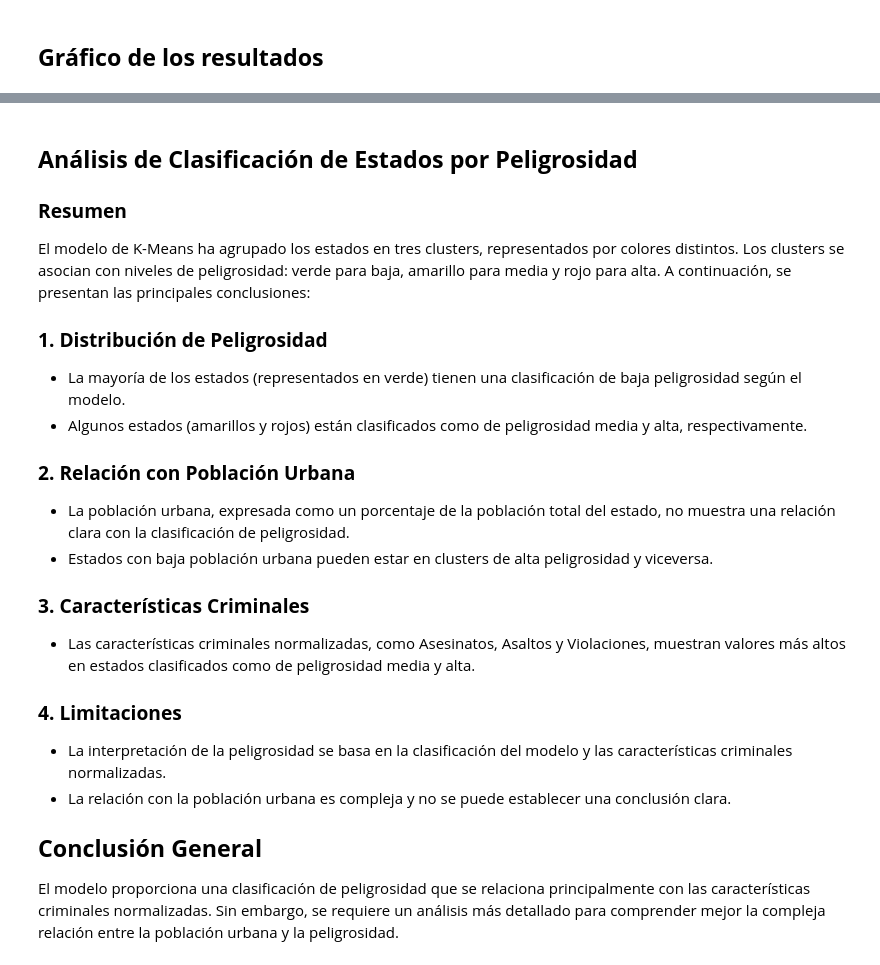
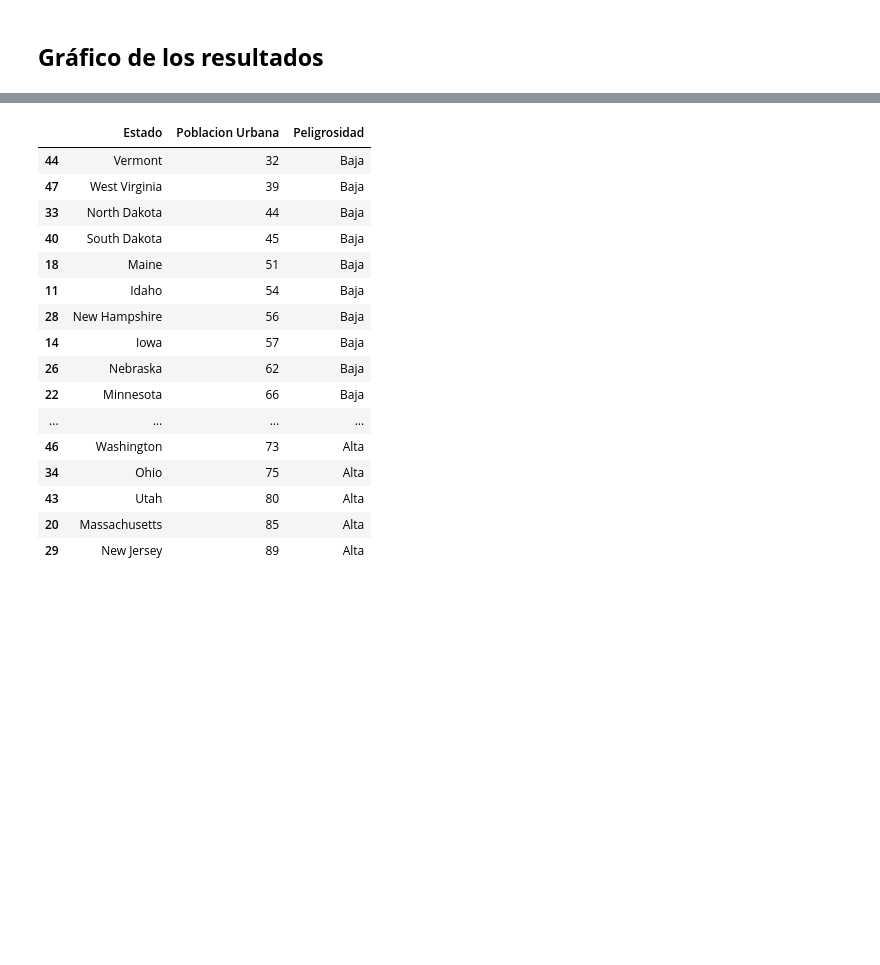
Before and after one commit to norgaston/laboratorio3-mlbd, a Jupyter notebook: Laboratorio_3.ipynb, the cells around one changed output, grey strips where cells are left out. Cells and saved outputs as stored; diff of their text form; code cells hidden in the pictures; blank space fills up the shorter version.

```diff
--- a/Laboratorio_3.ipynb
+++ b/Laboratorio_3.ipynb
@@ -141,67 +146,67 @@ data['Cluster'] = kmeans.fit_predict(data[['Asesinatos', 'Asaltos', 'Violaciones
 # %%
 # Asignar colores a los clústeres (0: verde, 1: amarillo, 2: rojo)
-data['Color'] = data['Cluster'].map({0: '#9EFFA3', 1: '#FFFFB8', 2: '#FF9E9E'})
+data['Color'] = data['Cluster'].map({0: green, 1: yellow, 2: red})
 
-# Ordenar los estados por población
-data = data.sort_values(by='Poblacion Urbana', ascending=True)
+# Ordenar los estados por peligrosidad y luego por población
+data = data.sort_values(by=['Cluster', 'Poblacion Urbana'], ascending=[True, True])
 
 # Crear un gráfico de barras agrupadas con Plotly Graph Objects
 fig = go.Figure()
 
 # Agregar una barra para cada estado
 for _, row in data.iterrows():
     fig.add_trace(go.Bar(
         x=[row['Estado']],
         y=[row['Poblacion Urbana']],
         marker=dict(color=row['Color']),
         showlegend=False,
     ))
 
 # Configurar el diseño del gráfico de barras
 fig.update_layout(
     title='Clasificación de Estados por Peligrosidad',
     xaxis_title='Estado',
     yaxis_title='Población Urbana',
 )
 
 # Agregar leyenda
 legend_items = [
-    go.Scatter(x=[None], y=[None], marker=dict(color='#9EFFA3'), name='Baja Peligrosidad'),
-    go.Scatter(x=[None], y=[None], marker=dict(color='#FFFFB8'), name='Mediana Peligrosidad'),
-    go.Scatter(x=[None], y=[None], marker=dict(color='#FF9E9E'), name='Alta Peligrosidad'),
+    go.Scatter(x=[None], y=[None], marker=dict(color=green), name='Baja Peligrosidad'),
+    go.Scatter(x=[None], y=[None], marker=dict(color=yellow), name='Mediana Peligrosidad'),
+    go.Scatter(x=[None], y=[None], marker=dict(color=red), name='Alta Peligrosidad'),
 ]
 for item in legend_items:
     fig.add_trace(item)
 
 fig.show()
+
+# Ordenar los estados por peligrosidad y luego por población
+data = data.sort_values(by=['Cluster', 'Poblacion Urbana'], ascending=[True, True])
+
+# Crear un DataFrame para mostrar los resultados
+resultados = pd.DataFrame({
+    'Estado': data['Estado'],
+    'Poblacion Urbana': data['Poblacion Urbana'],
+    'Peligrosidad': data['Cluster'].map({0: 'Baja', 1: 'Moderada', 2: 'Alta'}),
+})
+
+resultados
 # %% [output]
 [interactive output not drawn]
+|  | Estado | Poblacion Urbana | Peligrosidad |
+| 44 | Vermont | 32 | Baja |
+| 47 | West Virginia | 39 | Baja |
+| 33 | North Dakota | 44 | Baja |
+| 40 | South Dakota | 45 | Baja |
+| 18 | Maine | 51 | Baja |
+| 11 | Idaho | 54 | Baja |
+| 28 | New Hampshire | 56 | Baja |
+| 14 | Iowa | 57 | Baja |
+| 26 | Nebraska | 62 | Baja |
+| 22 | Minnesota | 66 | Baja |
+| ... | ... | ... | ... |
+| 46 | Washington | 73 | Alta |
+| 34 | Ohio | 75 | Alta |
+| 43 | Utah | 80 | Alta |
+| 20 | Massachusetts | 85 | Alta |
+| 29 | New Jersey | 89 | Alta |
-# %% [markdown]
-## **Análisis de Clasificación de Estados por Peligrosidad**
-
-### **Resumen**
-
-El modelo de K-Means ha agrupado los estados en tres clusters, representados por colores distintos. Los clusters se asocian con niveles de peligrosidad: verde para baja, amarillo para media y rojo para alta. A continuación, se presentan las principales conclusiones:
-
-### **1. Distribución de Peligrosidad**
-
-- La mayoría de los estados (representados en verde) tienen una clasificación de baja peligrosidad según el modelo.
-- Algunos estados (amarillos y rojos) están clasificados como de peligrosidad media y alta, respectivamente.
-
-### **2. Relación con Población Urbana**
-
-- La población urbana, expresada como un porcentaje de la población total del estado, no muestra una relación clara con la clasificación de peligrosidad.
-- Estados con baja población urbana pueden estar en clusters de alta peligrosidad y viceversa.
-
-### **3. Características Criminales**
-
-- Las características criminales normalizadas, como Asesinatos, Asaltos y Violaciones, muestran valores más altos en estados clasificados como de peligrosidad media y alta.
-
-### **4. Limitaciones**
-
-- La interpretación de la peligrosidad se basa en la clasificación del modelo y las características criminales normalizadas.
-- La relación con la población urbana es compleja y no se puede establecer una conclusión clara.
-
-## **Conclusión General**
-
-El modelo proporciona una clasificación de peligrosidad que se relaciona principalmente con las características criminales normalizadas. Sin embargo, se requiere un análisis más detallado para comprender mejor la compleja relación entre la población urbana y la peligrosidad.
```
Also changed, not shown: parts of 5 cells of this notebook.
